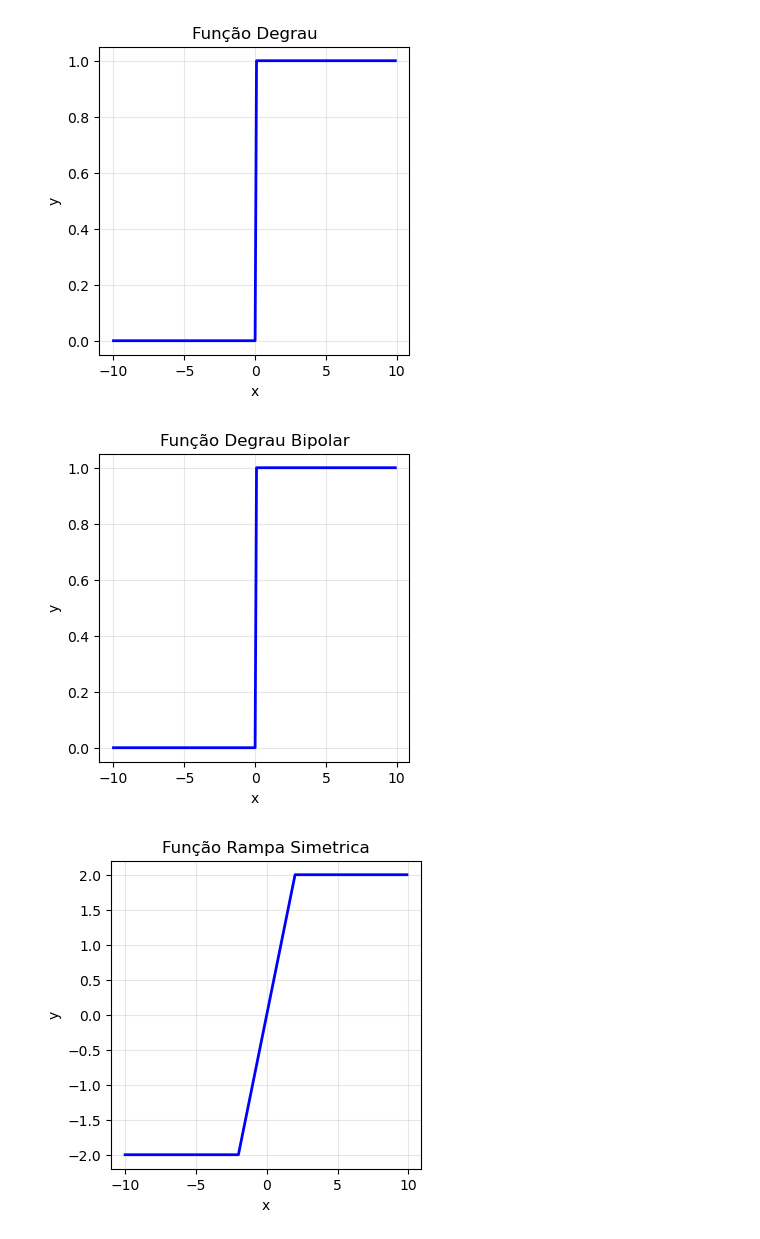
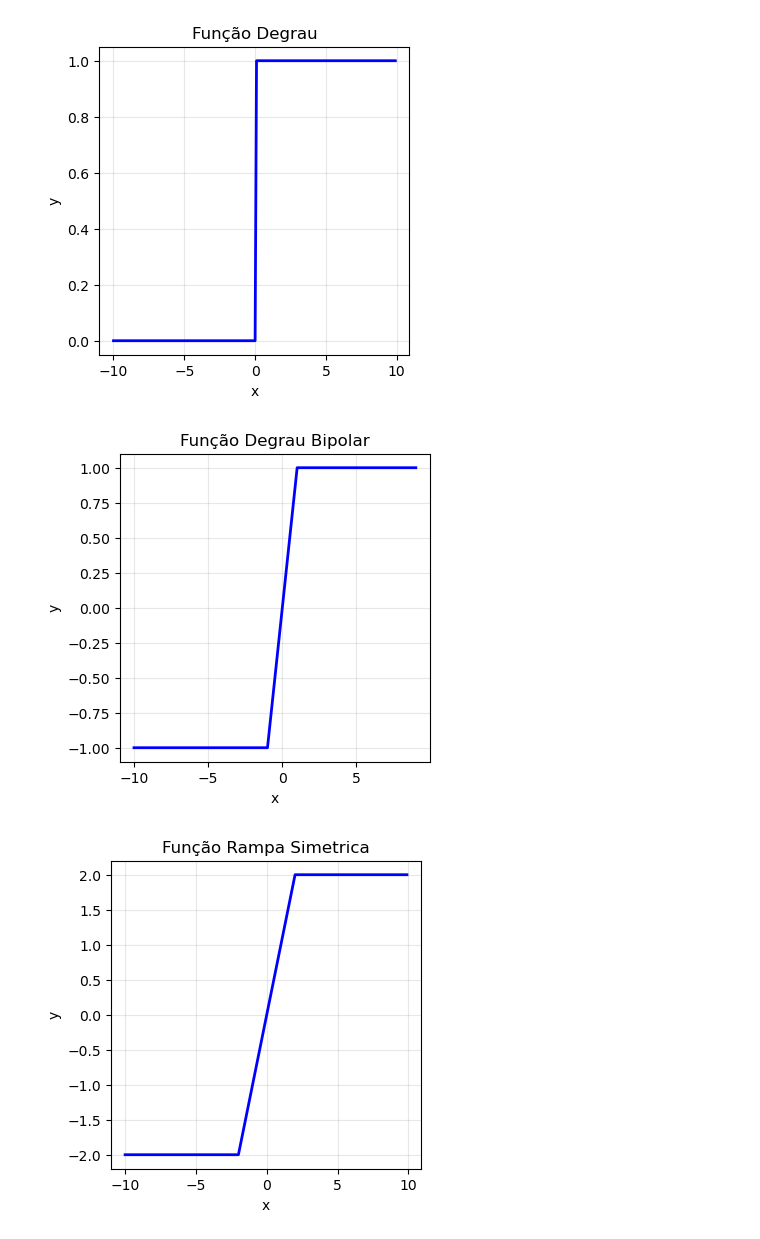
Before and after one commit to ghduque/rna, a Jupyter notebook: Atividade - Neuronio.ipynb, the cells around one changed output. Saved outputs shown, nothing was run; the diff lists cells and outputs as text; code cells hidden in the pictures.

```diff
--- a/Atividade - Neuronio.ipynb
+++ b/Atividade - Neuronio.ipynb
@@ -133,19 +133,14 @@ plota_grafico(x_valor, y_valor, 'Função Degrau')
 # %%
 #degrau bipolar
 def degrauBipolar(u):
- if u >= 0:
-  y = 1
- else:
-  y = -1
- return y
-
+ return np.where(u>0,1, np.where(u<0,-1,0))
 #gera os valores de x
-x_valor = np.arange(-10, 10, 0.1)
-y_valor = funcao_degrau(x_valor)
+x_valor = np.arange(-10, 10, 1)
+y_valor = degrauBipolar(x_valor)
 
 plota_grafico(x_valor, y_valor, 'Função Degrau Bipolar')
 # %% [output]
-[figure, old version]
+[figure, new version]
 # %%
 #funcao rampa simetrica
 def rampa_simetrica(u,a):
```
Also changed, not shown: parts of 1 cell of this notebook, 4 other files.
